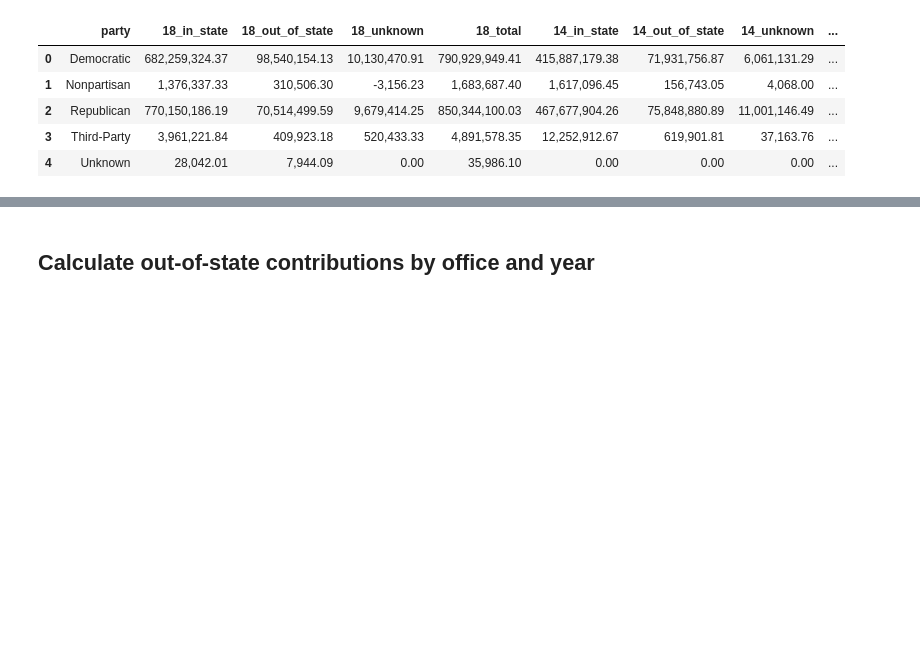
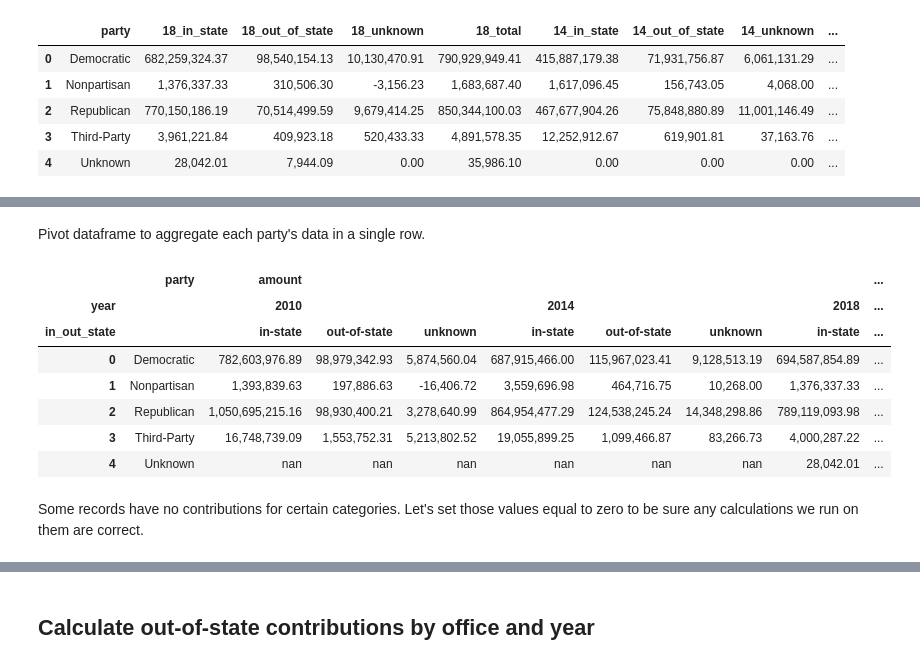
Before and after one commit to PublicI/out-of-state-contribs, a Jupyter notebook: national-analysis.ipynb, the cells around one changed output, grey strips where cells are left out. Drawn from its saved outputs; the diff is of its cells as text; code cells hidden in the pictures; blank space fills up the shorter version.

Commit message:
Calculate total in- vs. out-of-state contributions for 2014, 2010 cycles

```diff
--- a/national-analysis.ipynb
+++ b/national-analysis.ipynb
@@ -64,0 +70,4 @@ memory usage: 1.1+ GB
+# %%
+%%notify
+contributions_full_cycles = pd.read_csv("data/contributions_full_cycles.csv")
+contributions_full_cycles.info()
@@ -64,0 +95,6 @@ memory usage: 1.1+ GB
+# %%
+contributions_full_cycles["candidate_id"] = pd.to_numeric(contributions_full_cycles["candidate_id"], errors="coerce", downcast="integer")
+contributions_full_cycles["year"] = pd.to_numeric(contributions_full_cycles["year"], errors="coerce", downcast="integer")
+contributions_full_cycles["date"] = pd.to_datetime(contributions_full_cycles["date"], errors="coerce")
+contributions_full_cycles["contributor_zip"] = contributions_full_cycles["contributor_zip"].astype(object)
+contributions_full_cycles.info()
@@ -155,0 +214,3 @@ See the caveats in the documentation: http://pandas.pydata.org/pandas-docs/stabl
+# %%
+contributions_by_party_full_cycles = contributions_full_cycles.groupby(["year", "party", "in_out_state"])["amount"].sum().reset_index()
+contributions_by_party_full_cycles.head()
@@ -155,0 +224,16 @@ See the caveats in the documentation: http://pandas.pydata.org/pandas-docs/stabl
+# %% [markdown]
+Pivot dataframe to aggregate each party's data in a single row.
+# %%
+contributions_by_party_full_cycles = pd.pivot_table(contributions_by_party_full_cycles, index=["party"], columns=["year", "in_out_state"]).reset_index()
+contributions_by_party_full_cycles
+# %% [output]
+|  | party | amount |  |  |  |  |  |  | ... |
+| year |  | 2010 |  |  | 2014 |  |  | 2018 | ... |
+| in_out_state |  | in-state | out-of-state | unknown | in-state | out-of-state | unknown | in-state | ... |
+| 0 | Democratic | 782,603,976.89 | 98,979,342.93 | 5,874,560.04 | 687,915,466.00 | 115,967,023.41 | 9,128,513.19 | 694,587,854.89 | ... |
+| 1 | Nonpartisan | 1,393,839.63 | 197,886.63 | -16,406.72 | 3,559,696.98 | 464,716.75 | 10,268.00 | 1,376,337.33 | ... |
+| 2 | Republican | 1,050,695,215.16 | 98,930,400.21 | 3,278,640.99 | 864,954,477.29 | 124,538,245.24 | 14,348,298.86 | 789,119,093.98 | ... |
+| 3 | Third-Party | 16,748,739.09 | 1,553,752.31 | 5,213,802.52 | 19,055,899.25 | 1,099,466.87 | 83,266.73 | 4,000,287.22 | ... |
+| 4 | Unknown | nan | nan | nan | nan | nan | nan | 28,042.01 | ... |
+# %% [markdown]
+Some records have no contributions for certain categories. Let's set those values equal to zero to be sure any calculations we run on them are correct.
```
Also changed, not shown: parts of 19 cells of this notebook.
